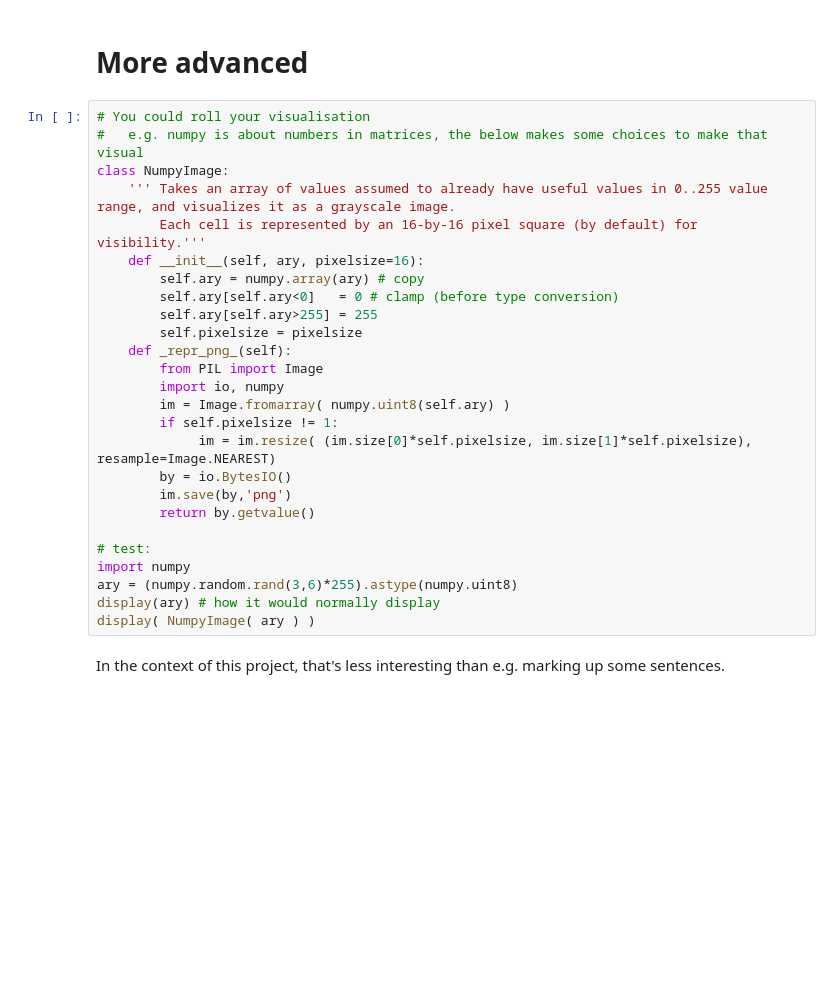
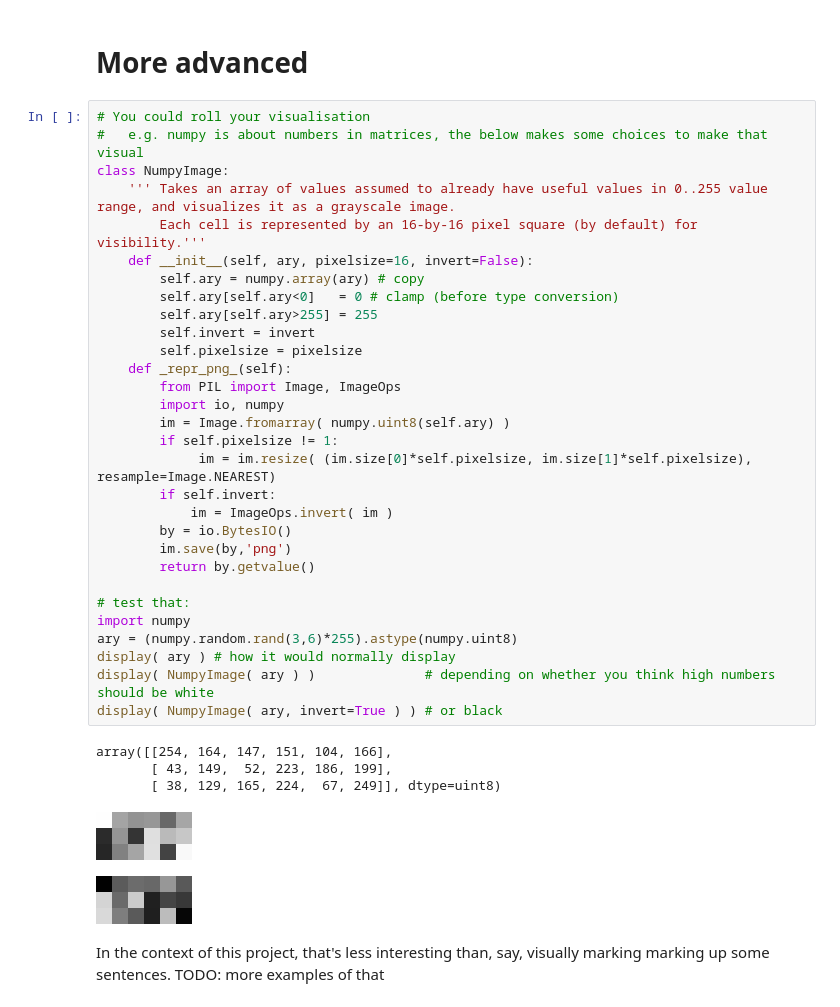
Before and after one commit to knobs-dials/wetsuite-dev, a Jupyter notebook: notebooks/intro/technical_notebooks.ipynb, the cells around one changed output. Cells and saved outputs as stored; diff of their text form; blank space fills up the shorter version.

```diff
--- a/notebooks/intro/technical_notebooks.ipynb
+++ b/notebooks/intro/technical_notebooks.ipynb
@@ -257,28 +262,39 @@ where we want to say "here's an example you can look at in your browser".
 # %%
 # You could roll your visualisation
 #   e.g. numpy is about numbers in matrices, the below makes some choices to make that visual
 class NumpyImage:
     ''' Takes an array of values assumed to already have useful values in 0..255 value range, and visualizes it as a grayscale image.
         Each cell is represented by an 16-by-16 pixel square (by default) for visibility.'''
-    def __init__(self, ary, pixelsize=16):
+    def __init__(self, ary, pixelsize=16, invert=False):
         self.ary = numpy.array(ary) # copy
         self.ary[self.ary<0]   = 0 # clamp (before type conversion)
         self.ary[self.ary>255] = 255
+        self.invert = invert
         self.pixelsize = pixelsize
     def _repr_png_(self):
-        from PIL import Image
+        from PIL import Image, ImageOps
         import io, numpy
         im = Image.fromarray( numpy.uint8(self.ary) )
         if self.pixelsize != 1:
              im = im.resize( (im.size[0]*self.pixelsize, im.size[1]*self.pixelsize), resample=Image.NEAREST)
+        if self.invert:
+            im = ImageOps.invert( im )
         by = io.BytesIO()
         im.save(by,'png')
         return by.getvalue()
 
-# test:
+# test that:
 import numpy
 ary = (numpy.random.rand(3,6)*255).astype(numpy.uint8)
-display(ary) # how it would normally display
-display( NumpyImage( ary ) )
+display( ary ) # how it would normally display
+display( NumpyImage( ary ) )              # depending on whether you think high numbers should be white
+display( NumpyImage( ary, invert=True ) ) # or black
+# %% [output]
+array([[254, 164, 147, 151, 104, 166],
+       [ 43, 149,  52, 223, 186, 199],
+       [ 38, 129, 165, 224,  67, 249]], dtype=uint8)
+[figure, added]
+[figure, added]
 # %% [markdown]
-In the context of this project, that's less interesting than e.g. marking up some sentences.
+In the context of this project, that's less interesting than, say, visually marking marking up some sentences.
+TODO: more examples of that
```
Also changed, not shown: parts of 2 cells of this notebook.
